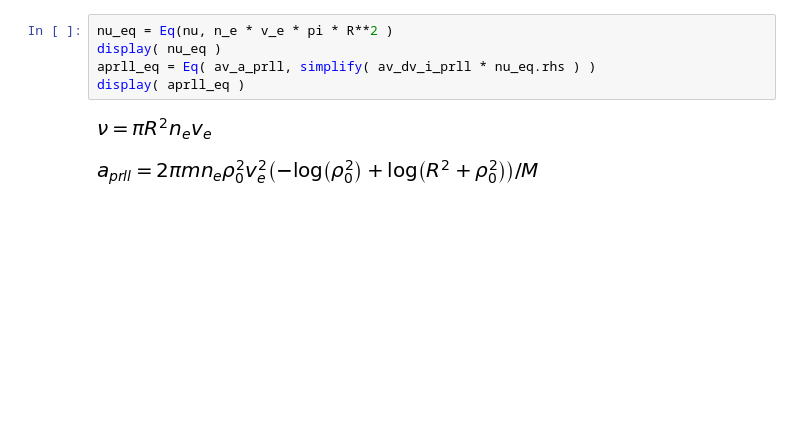
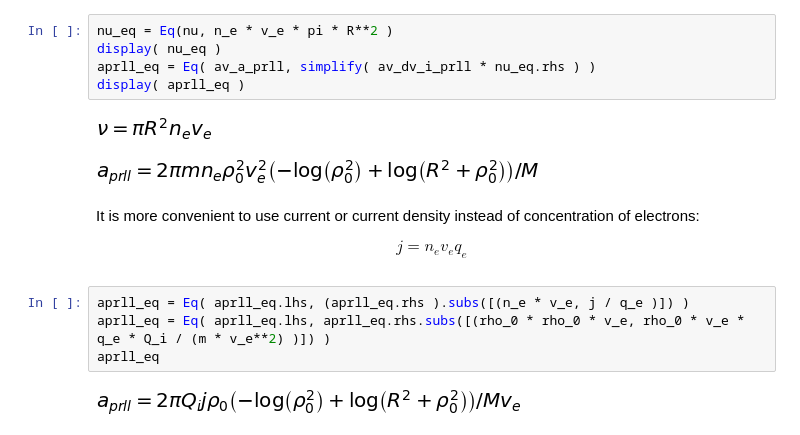
Before and after one commit to epicf/ef, a Jupyter notebook: examples/acceleration_of_ion_in_electron_beam/Ion Acceleration by Electrons.ipynb, the cells around one changed output. Cells and saved outputs as stored; diff of their text form; blank space fills up the shorter version.

```diff
--- a/examples/acceleration_of_ion_in_electron_beam/Ion Acceleration by Electrons.ipynb
+++ b/examples/acceleration_of_ion_in_electron_beam/Ion Acceleration by Electrons.ipynb
@@ -96,3 +119,16 @@ display( aprll_eq )
 # %% [output]
 [figure]
 [figure]
+# %% [markdown]
+It is more convenient to use current or current density instead of concentration of electrons:
+$$
+\begin{gather*}
+  j = n_e v_e q_e
+\end{gather*}
+$$
+# %%
+aprll_eq = Eq( aprll_eq.lhs, (aprll_eq.rhs ).subs([(n_e * v_e, j / q_e )]) )
+aprll_eq = Eq( aprll_eq.lhs, aprll_eq.rhs.subs([(rho_0 * rho_0 * v_e, rho_0 * v_e * q_e * Q_i / (m * v_e**2) )]) )
+aprll_eq
+# %% [output]
+[figure, added]
```
Also changed, not shown: parts of 8 cells of this notebook, 3 other files.
